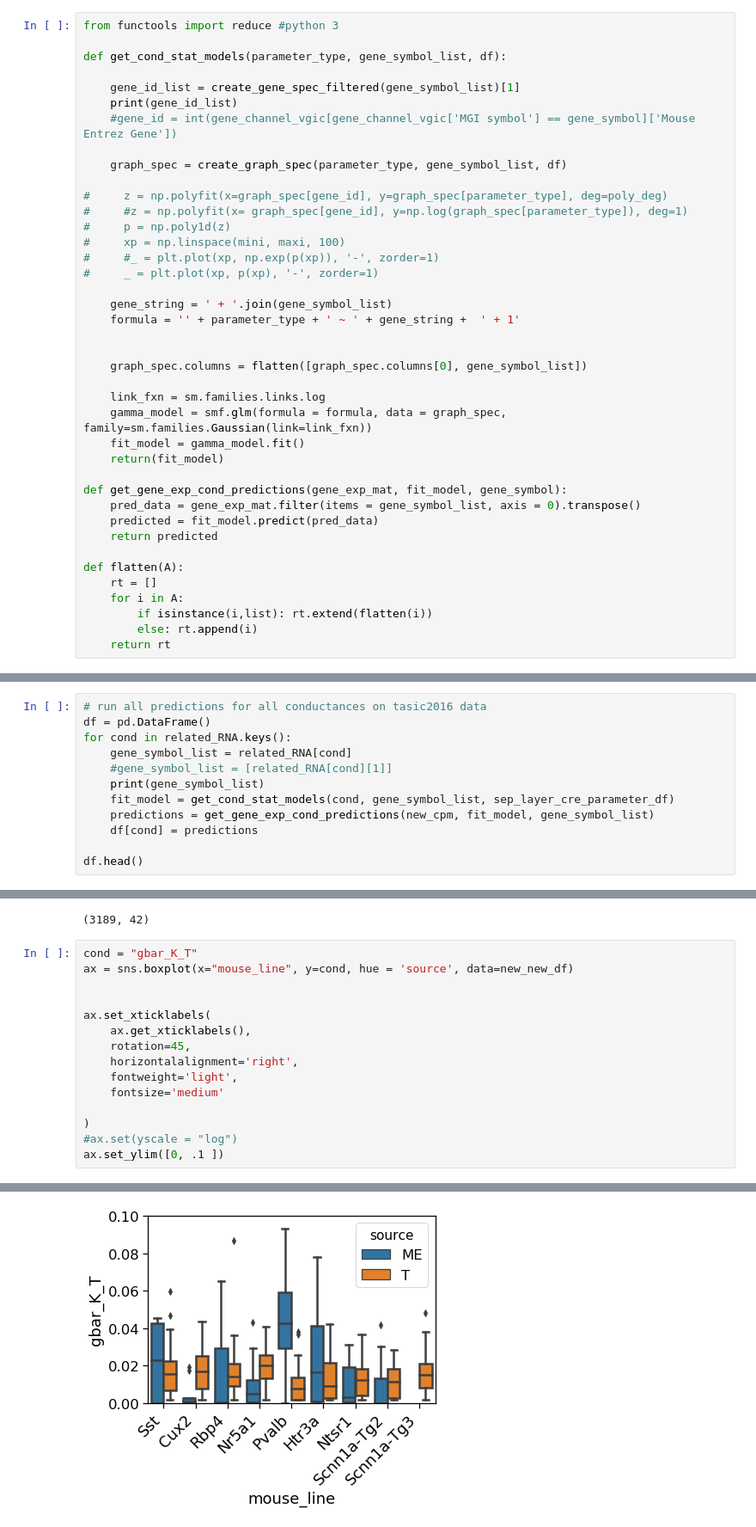
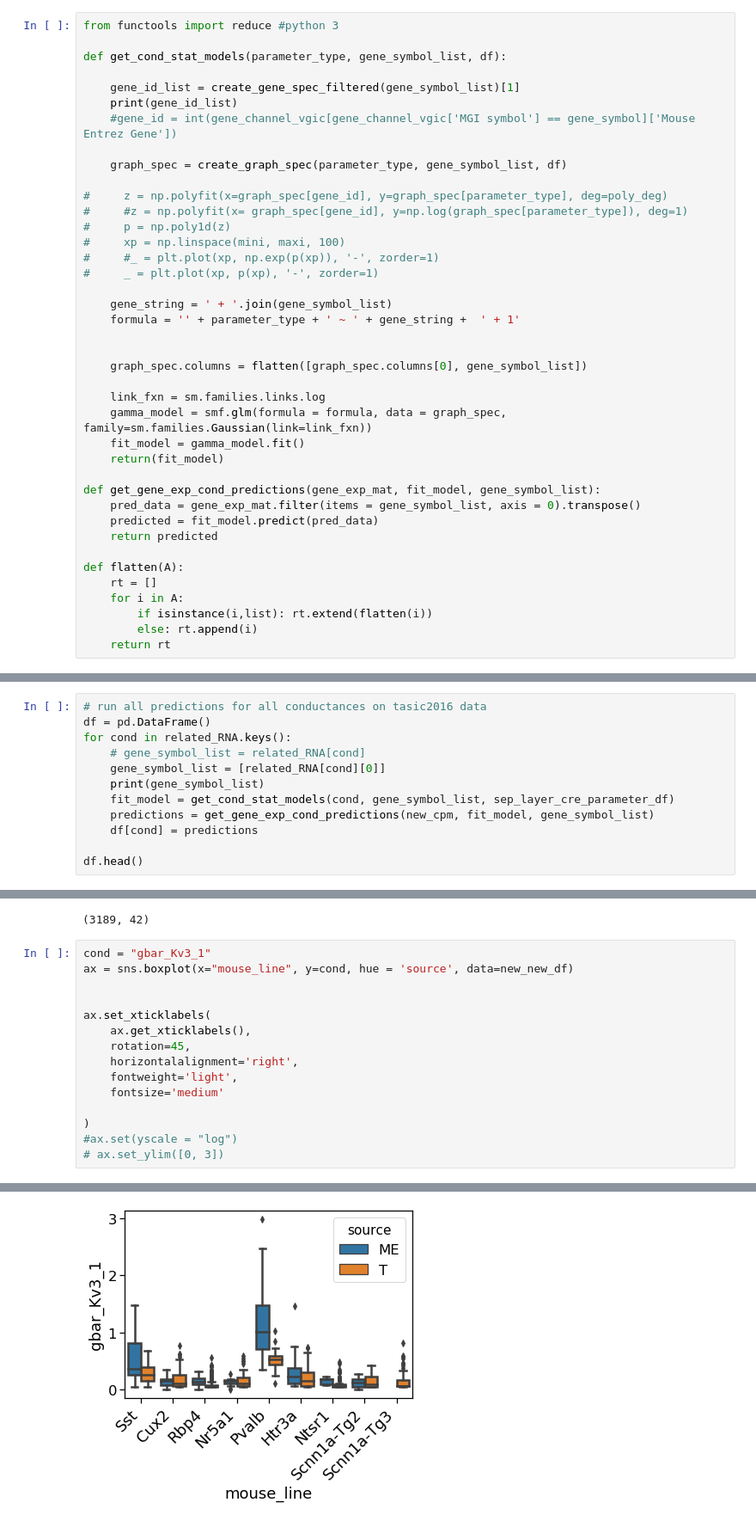
Before and after one commit to allen19981/Conductance_Parameter, a Jupyter notebook: Predictive_comparison.ipynb, the cells around one changed output, grey strips where cells are left out. Shown at 86% size. Drawn from its saved outputs; the diff is of its cells as text.

```diff
--- a/Predictive_comparison.ipynb
+++ b/Predictive_comparison.ipynb
@@ -390,7 +385,7 @@ def get_cond_stat_models(parameter_type, gene_symbol_list, df):
     fit_model = gamma_model.fit()
     return(fit_model)
 
-def get_gene_exp_cond_predictions(gene_exp_mat, fit_model, gene_symbol):
+def get_gene_exp_cond_predictions(gene_exp_mat, fit_model, gene_symbol_list):
     pred_data = gene_exp_mat.filter(items = gene_symbol_list, axis = 0).transpose()
     predicted = fit_model.predict(pred_data)
     return predicted
@@ -413,8 +409,8 @@ predictions = get_gene_exp_cond_predictions(new_cpm, fit_model,  gene_symbol_lis
 # run all predictions for all conductances on tasic2016 data
 df = pd.DataFrame()
 for cond in related_RNA.keys():
-    gene_symbol_list = related_RNA[cond]
-    #gene_symbol_list = [related_RNA[cond][1]]
+    # gene_symbol_list = related_RNA[cond]
+    gene_symbol_list = [related_RNA[cond][0]]
     print(gene_symbol_list)
     fit_model = get_cond_stat_models(cond, gene_symbol_list, sep_layer_cre_parameter_df)
     predictions = get_gene_exp_cond_predictions(new_cpm, fit_model, gene_symbol_list)
@@ -493,7 +490,7 @@ new_new_df.shape
 # %% [output]
 (3189, 42)
 # %%
-cond = "gbar_K_T"
+cond = "gbar_Kv3_1"
 ax = sns.boxplot(x="mouse_line", y=cond, hue = 'source', data=new_new_df)
 
 
@@ -506,5 +503,5 @@ ax.set_xticklabels(
 
 )
 #ax.set(yscale = "log")
-ax.set_ylim([0, .1 ])
+# ax.set_ylim([0, 3])
 # %% [output]
@@ -512,4 +517,4 @@ ax.set_ylim([0, .1 ])
-[figure, old version]
+[figure, new version]
 # %%
 from scipy.stats.stats import pearsonr
 from sklearn import metrics
```
Also changed, not shown: parts of 6 cells of this notebook.
